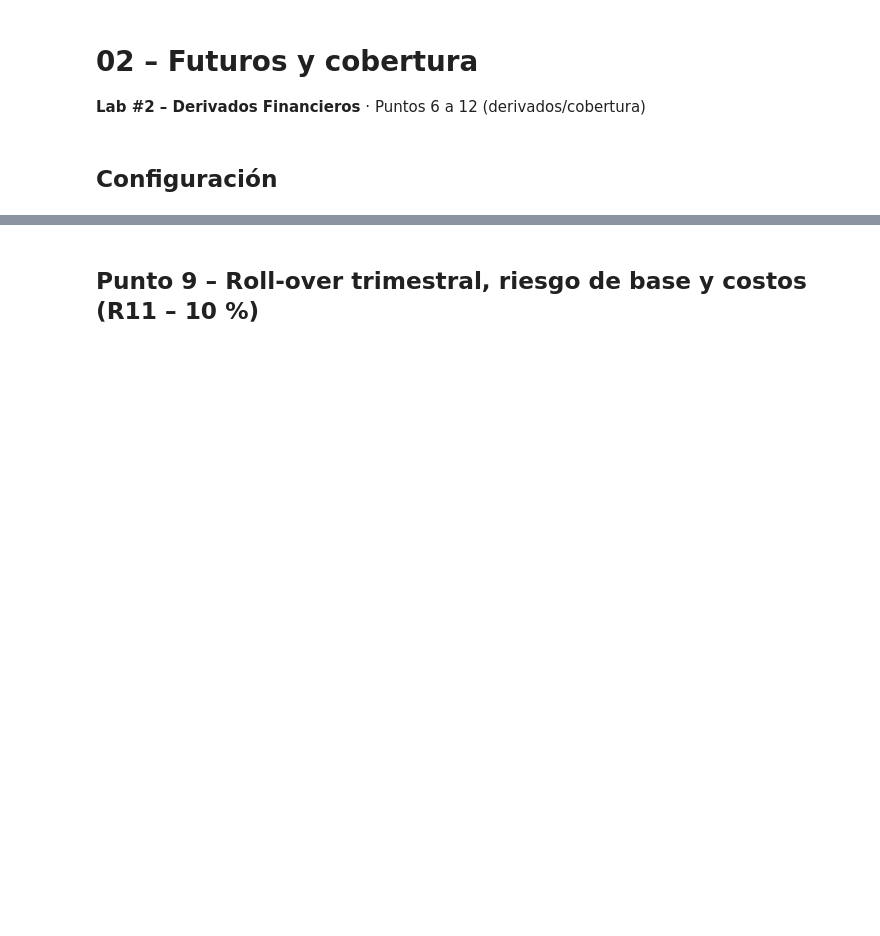
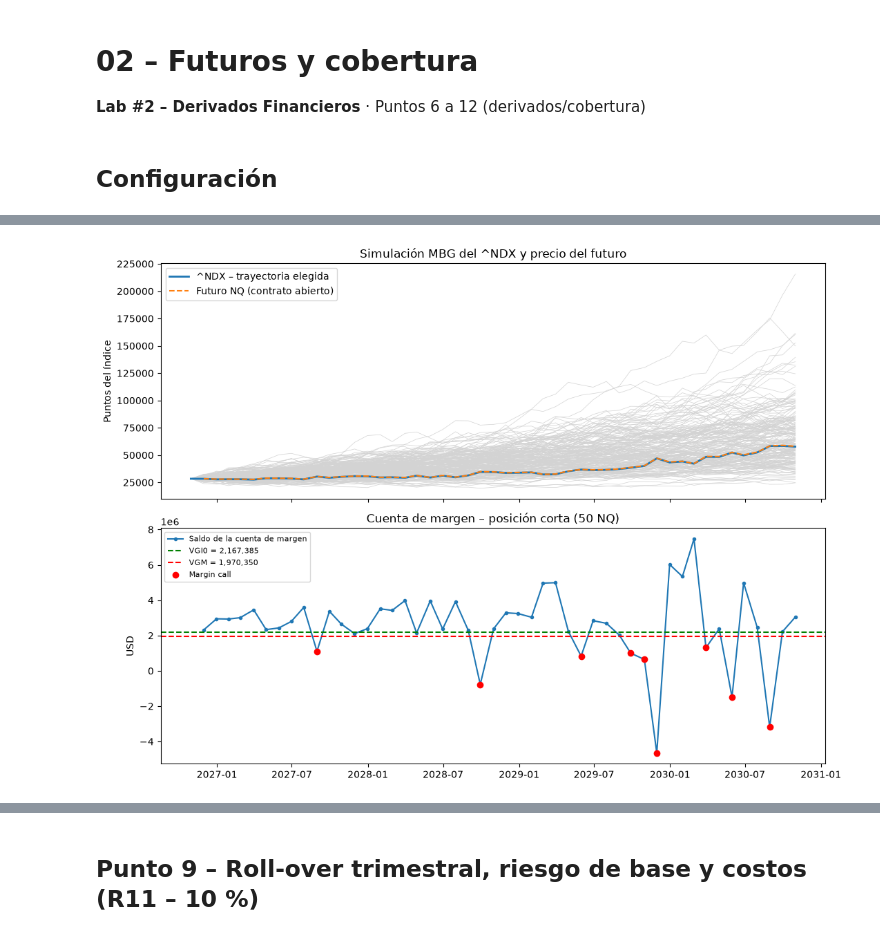
Before and after one commit to Juancho-00/laboratorio-2-derivados, a Jupyter notebook: notebooks/02_futuros_cobertura.ipynb, the cells around one changed output, grey strips where cells are left out. Saved outputs shown, nothing was run; the diff lists cells and outputs as text; code cells hidden in the pictures; blank space fills up the shorter version.

```diff
--- a/notebooks/02_futuros_cobertura.ipynb
+++ b/notebooks/02_futuros_cobertura.ipynb
@@ -18,0 +306,27 @@ PROC = Path("../data/processed")
+# %%
+# 8.2 Cuenta de margen mensual por ticks (posición corta, N = 50)
+filas = []
+saldo, mc_ant = VGI0, 0.0                           # el mes 0 arranca con la garantía inicial
+for t in range(1, n_mes + 1):
+    f_ini, f_fin = fechas[t - 1], fechas[t]
+    cod, v = contrato_del_mes(f_fin)                # contrato abierto durante el mes
+    F_ini = precio_futuro(S.iloc[t - 1], f_ini, v)  # precio del contrato al inicio del mes
+    F_fin = precio_futuro(S.iloc[t], f_fin, v)      # precio del contrato al cierre del mes
+    dF    = F_fin - F_ini                           # variación del precio (puntos)
+    ticks = dF / NQ["tick"]                         # n.º de ticks = ΔF / tick
+    pg_largo = ticks * NQ["valor_tick"] * N         # P&G largo = ticks × valor del tick × N
+    pg_corto = -pg_largo                            # P&G corto (nuestra posición)
+    saldo = saldo + mc_ant + pg_corto               # saldo = saldo anterior + reposición anterior + liquidación
+    mc = VGI0 - saldo if saldo < VGM else 0.0       # margin call: se repone hasta VGI0 (Clase 18)
+    filas.append({"Mes": t, "Trimestre": f"T{(t - 1) // 3 + 1}", "Fecha": f_fin.date(), "Contrato": cod,
+                  "S índice": S.iloc[t], "F inicial": F_ini, "F final": F_fin, "ΔF": dF, "Ticks": ticks,
+                  "P&G largo": pg_largo, "P&G corto": pg_corto, "Saldo margen": saldo,
+                  "Margin call": saldo < VGM, "Reposición": mc, "Rend índice": S.iloc[t] / S.iloc[t-1] - 1})
+    mc_ant = mc
+
+cuenta = pd.DataFrame(filas).set_index("Mes")
+cuenta.to_csv(PROC / "cuenta_margen_mensual.csv")
+pd.set_option("display.max_rows", 60)
+cuenta.style.format({"S índice": "{:,.2f}", "F inicial": "{:,.2f}", "F final": "{:,.2f}", "ΔF": "{:+,.2f}",
+                     "Ticks": "{:+,.0f}", "P&G largo": "{:+,.0f}", "P&G corto": "{:+,.0f}",
+                     "Saldo margen": "{:,.0f}", "Reposición": "{:,.0f}", "Rend índice": "{:+.2%}"})
@@ -18,0 +389,18 @@ PROC = Path("../data/processed")
+# %%
+# 8.4 Gráfico: trayectoria simulada y cuenta de margen
+fig, ax = plt.subplots(2, 1, figsize=(11, 8), sharex=True)
+ax[0].plot(S_sim.index, S_sim.iloc[:, :200], color="lightgray", lw=0.5)          # 200 trayectorias de fondo
+ax[0].plot(S.index, S, color="tab:blue", lw=2, label="^NDX – trayectoria elegida")
+ax[0].plot(cuenta["Fecha"], cuenta["F final"], color="tab:orange", lw=1.5, ls="--", label="Futuro NQ (contrato abierto)")
+ax[0].set_ylabel("Puntos del índice"); ax[0].legend(); ax[0].set_title("Simulación MBG del ^NDX y precio del futuro")
+ax[1].plot(cuenta["Fecha"], cuenta["Saldo margen"], marker="o", ms=3, label="Saldo de la cuenta de margen")
+ax[1].axhline(VGI0, color="green", ls="--", label=f"VGI0 = {VGI0:,.0f}")
+ax[1].axhline(VGM, color="red", ls="--", label=f"VGM = {VGM:,.0f}")
+mc_f = cuenta[cuenta["Margin call"]]
+ax[1].scatter(mc_f["Fecha"], mc_f["Saldo margen"], color="red", zorder=3, label="Margin call")
+ax[1].set_ylabel("USD"); ax[1].legend(fontsize=8); ax[1].set_title("Cuenta de margen – posición corta (50 NQ)")
+plt.tight_layout()
+fig.savefig(RAIZ / "outputs" / "figures" / "cuenta_margen_mensual.png", dpi=150)
+plt.show()
+# %% [output]
+[figure, added]
```
Also changed, not shown: parts of 20 cells of this notebook, 12 other files.
